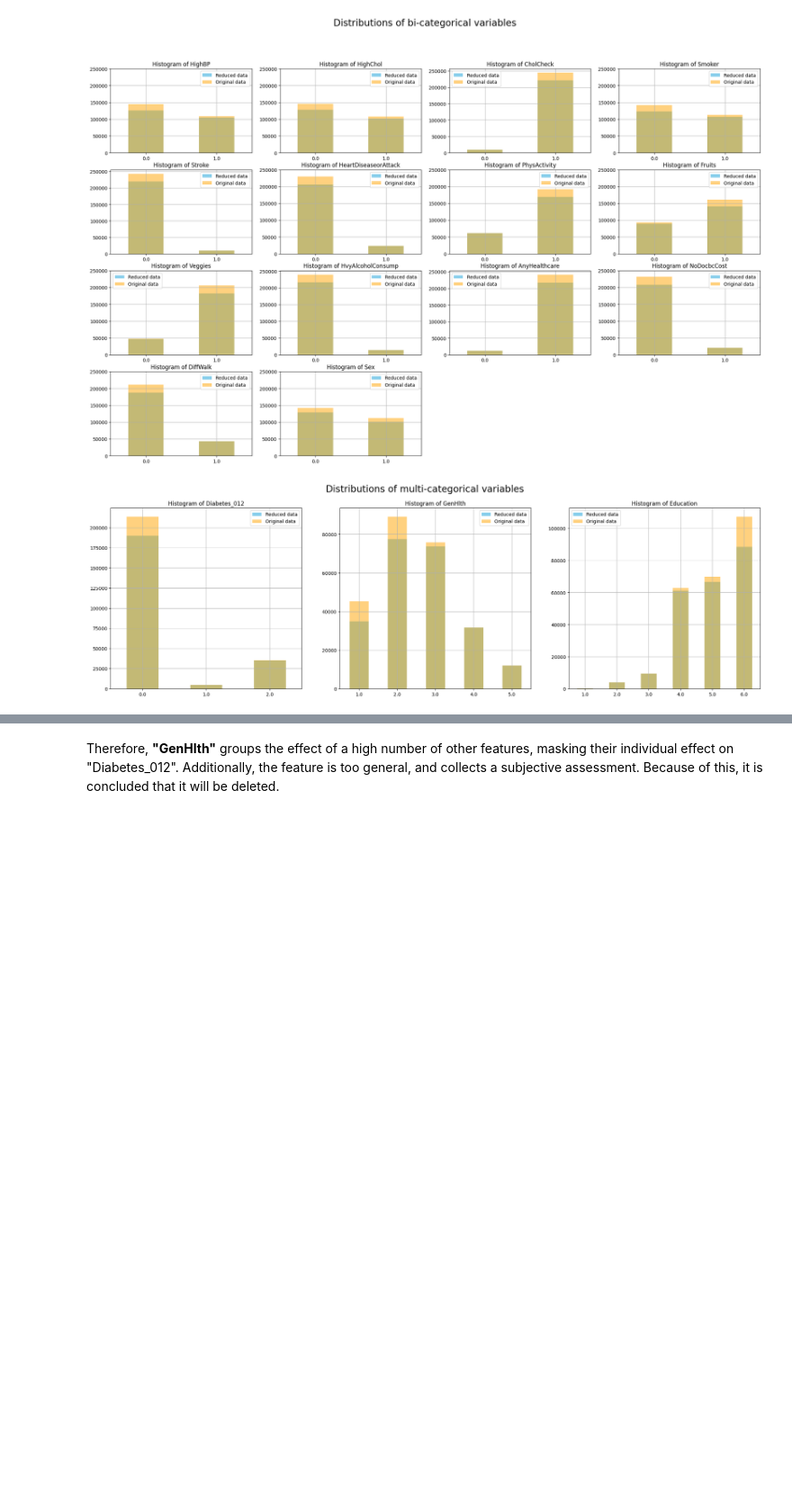
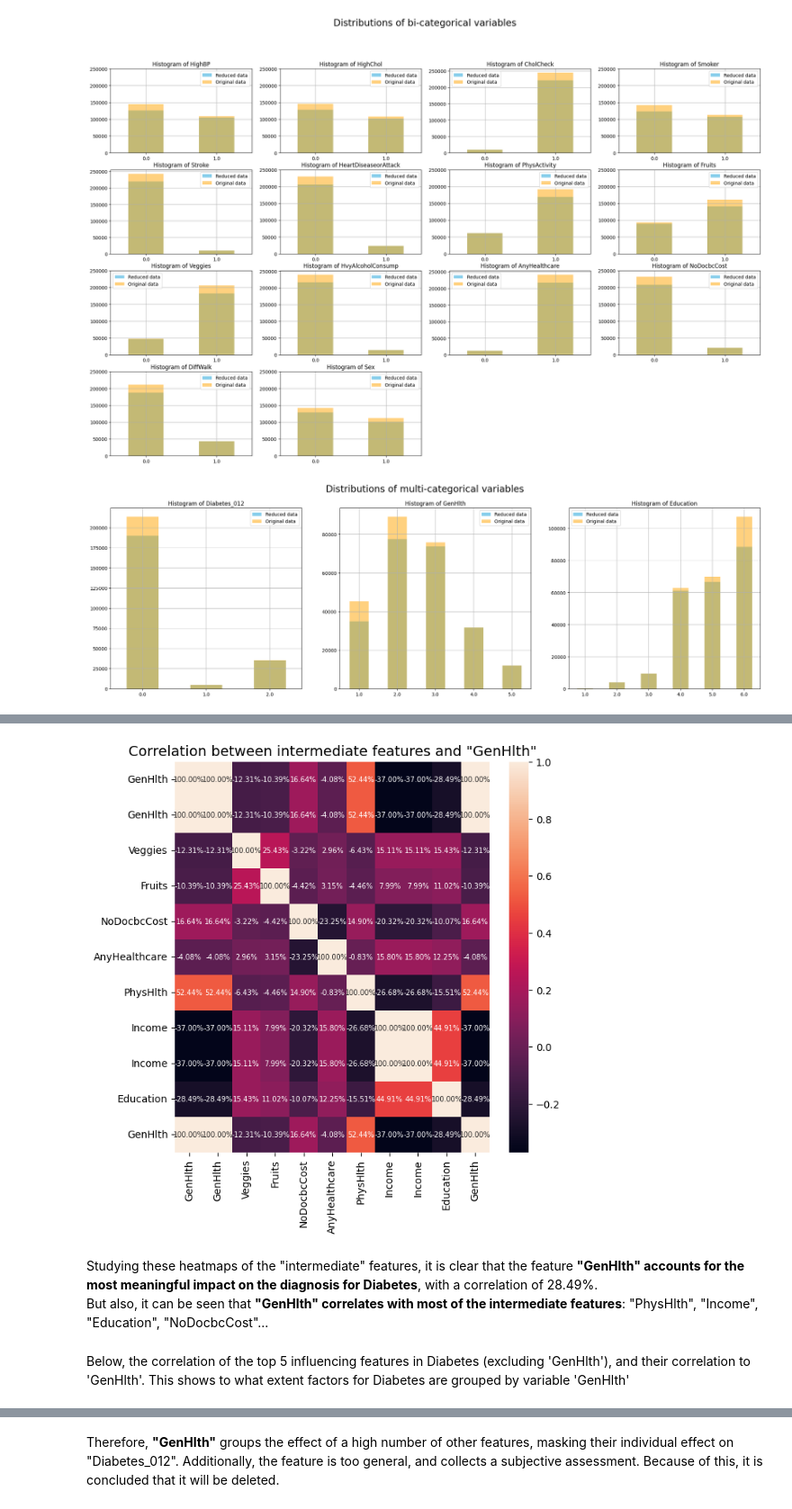
Before and after one commit to AliGarAlon/Diabetes_Project, a Jupyter notebook: diabetes_model.ipynb, the cells around one changed output, grey strips where cells are left out. Shown at 90% size. Drawn from its saved outputs; the diff is of its cells as text; code cells hidden in the pictures; blank space fills up the shorter version.

```diff
--- a/diabetes_model.ipynb
+++ b/diabetes_model.ipynb
@@ -637,12 +754,14 @@ A closer analysis of this features is conducted, selecting for each of them the
 # %%
 # Max correlation value of this features in the whole dataframe
-max_values_ncd = df.corr().replace(1,np.nan).abs().describe().loc['max', no_corr_diabetes]
+max_values_ncd = df_reduced.corr().replace(1,np.nan).abs().describe().loc['max', no_corr_diabetes]
 # %%
 # Attributes to which they correlate the most.
 intermediate_correlations=[]
-for feature in max_values_ncd.index:
-    name = df.columns[df.corr().abs()[feature]==max_values_ncd[feature]].tolist() # for every index in max_values_ncd,
-    intermediate_correlations.append(name[0])                                     # find the column name where value
-                                                                                  # matches the value in max_values_ncd
-    print(feature," is most correlated to ", name[0])
+for i, feature in enumerate(max_values_ncd.index):
+    # for every index in max_values_ncd, find the column name where value
+    # matches the value in max_values_ncd
+    name = df_reduced.columns[df_reduced.corr().abs()[feature]==max_values_ncd[feature]].tolist()
+    intermediate_correlations.append(name[0])
+
+    print(feature," is most correlated to ", name[0]," with a correlation of ", round(max_values_ncd[i], 2))
 # %% [output]
@@ -683,3 +814,17 @@ Below, the correlation of the top 5 influencing features in Diabetes (excluding
+# %%
+# HEATMAP OF 'GenHlth' AND INTERMEDIATE FEATURES
+#intermediate_correlations= (intermediate_correlations).tolist()
+intermediate_correlations.append("GenHlth")
+plt.figure(figsize=(7, 7))
+sb.heatmap(df_reduced[intermediate_correlations].corr(), annot=True, fmt='.2%', annot_kws={'size': 7})
+plt.title('Correlation between intermediate features and "GenHlth"', fontsize=14);
+# %% [output]
+[figure, added]
+# %% [markdown]
+Studying these heatmaps of the "intermediate" features, it is clear that the feature **"GenHlth" accounts for the most meaningful impact on the diagnosis for Diabetes**, with a correlation of 28.49%. <br>
+But also, it can be seen that **"GenHlth" correlates with most of the intermediate features**: "PhysHlth", "Income", "Education", "NoDocbcCost"...
+# %% [markdown]
+Below, the correlation of the top 5 influencing features in Diabetes (excluding 'GenHlth'), and their correlation to 'GenHlth'. This shows to what extent factors for Diabetes are grouped by variable 'GenHlth'
 # %%
 # Top 5 diabetes-correlating features:
 # Because "GenHlth" is the top feature correlated with 'Diabetes_012', first
```
Also changed, not shown: parts of 88 cells of this notebook.
